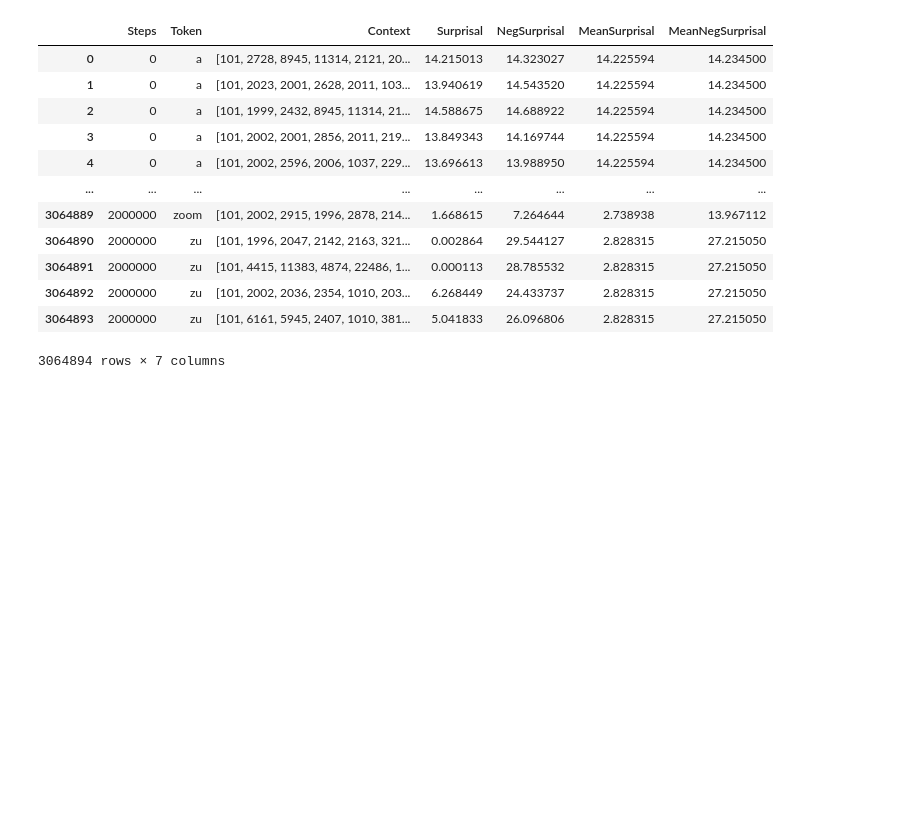
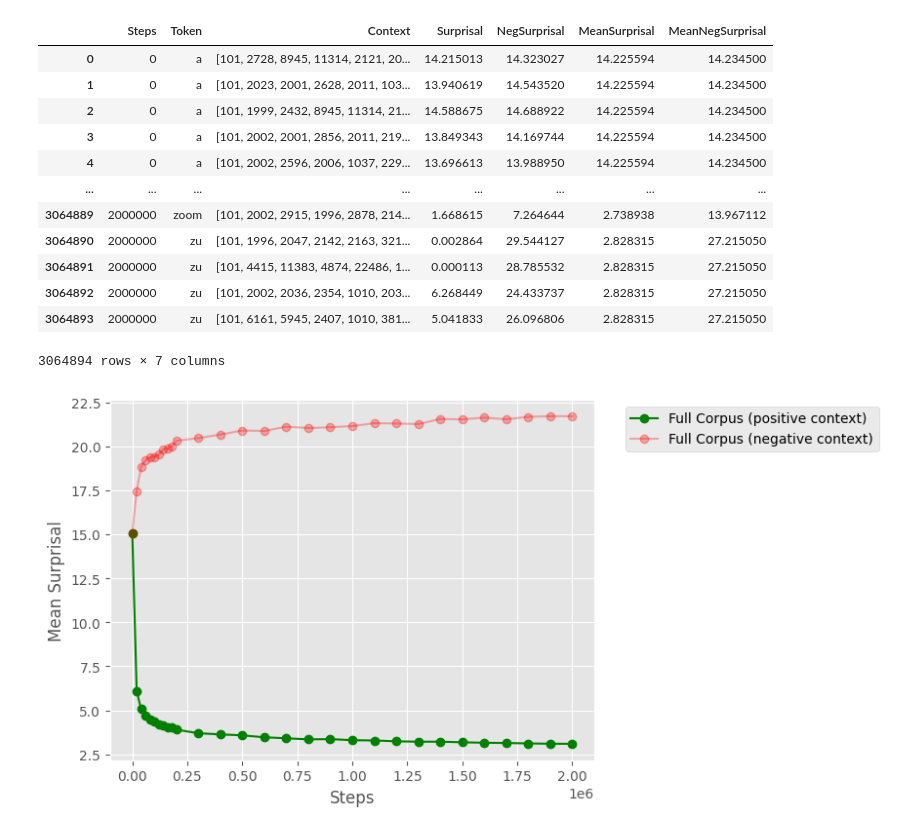
Before and after one commit to NazaninShafiabadi/NeuralLMs, a Jupyter notebook: src/indiv_surprisal_analysis.ipynb, the cells around one changed output. Cells and saved outputs as stored; diff of their text form; code cells hidden in the pictures; blank space fills up the shorter version.

```diff
--- a/src/indiv_surprisal_analysis.ipynb
+++ b/src/indiv_surprisal_analysis.ipynb
@@ -37,6 +37,13 @@ indiv_surprisals
 | 3064892 | 2000000 | zu | [101, 2002, 2036, 2354, 1010, 203... | 6.268449 | 24.433737 | 2.828315 | 27.215050 |
 | 3064893 | 2000000 | zu | [101, 6161, 5945, 2407, 1010, 381... | 5.041833 | 26.096806 | 2.828315 | 27.215050 |
 3064894 rows × 7 columns
+# %%
+positives = get_avg_df([indiv_surprisals], column='MeanSurprisal')
+negatives = get_avg_df([indiv_surprisals], column='MeanNegSurprisal')
+
+plot_avg_pos_neg(positives, negatives)
+# %% [output]
+[figure, added]
 # %%
 words = ['walk', 'signaled', 'snatch']  # 'the', 'a', 'and', 'runaway', 'lightweight', 'fined'
 plot_surprisals(words, indiv_surprisals, show_error_interval=True, neg_samples=True, fit_curve=True, first_step=False)
```
Also changed, not shown: parts of 13 cells of this notebook, 1 other file.
